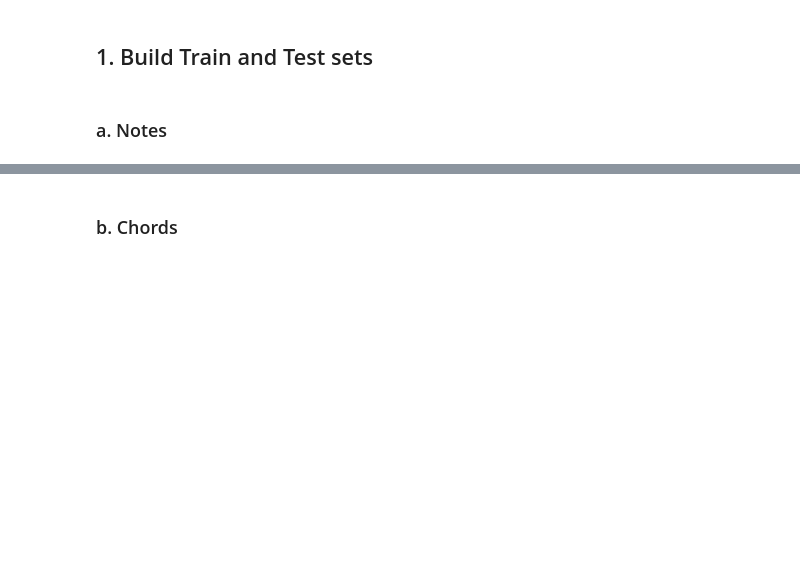
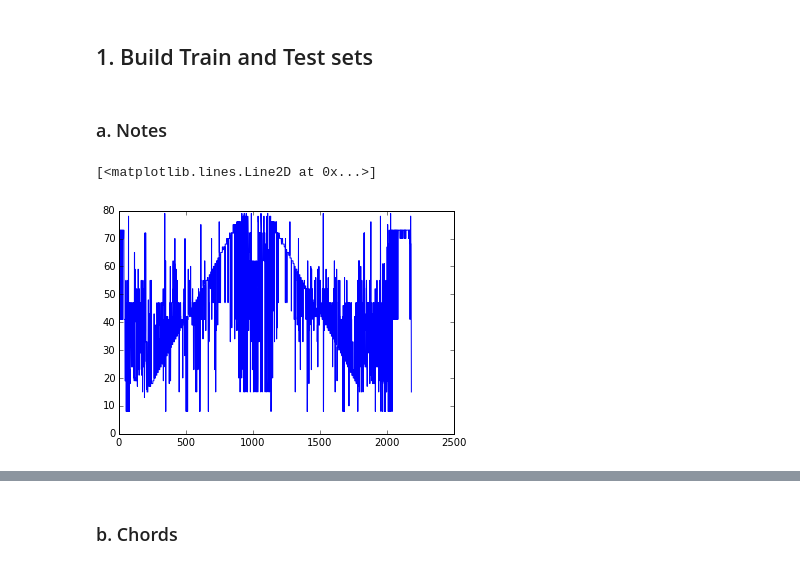
Before and after one commit to MickyDowns/deep-keras-music-net, a Jupyter notebook: music_study_aid.ipynb, the cells around one changed output, grey strips where cells are left out. Cells and saved outputs as stored; diff of their text form; code cells hidden in the pictures; blank space fills up the shorter version.

```diff
--- a/music_study_aid.ipynb
+++ b/music_study_aid.ipynb
@@ -214,3 +215,20 @@ seq, folds = assign_files_to_folds(fnames) # returns list
 
     # c. format x & y
 for i in range(len(seq)): format_xy("note", seq[i], i, folds[i])
+# %%
+'''processing notes in a file using RNNPianoNoteProcessor()'''
+
+proc = mad.features.notes.RNNPianoNoteProcessor()
+
+act = proc('data/maps/AkPnBcht/ISOL/CH/MAPS_ISOL_CH0.1_F_AkPnBcht.wav')
+
+preds = []
+for i in range(len(act)):
+    preds.append(act[i].argmax())
+
+plt.plot(preds)
+# NOTE: processed at 100fps. so, to extract actual note for output you'd need to:
+# 1. go to onset (delta and/or sequential notes), 2. translate midi to note. that's handled below.
+# %% [output]
+[<matplotlib.lines.Line2D at 0x...>]
+[figure, added]
```
Also changed, not shown: parts of 38 cells of this notebook, 5 other files.
